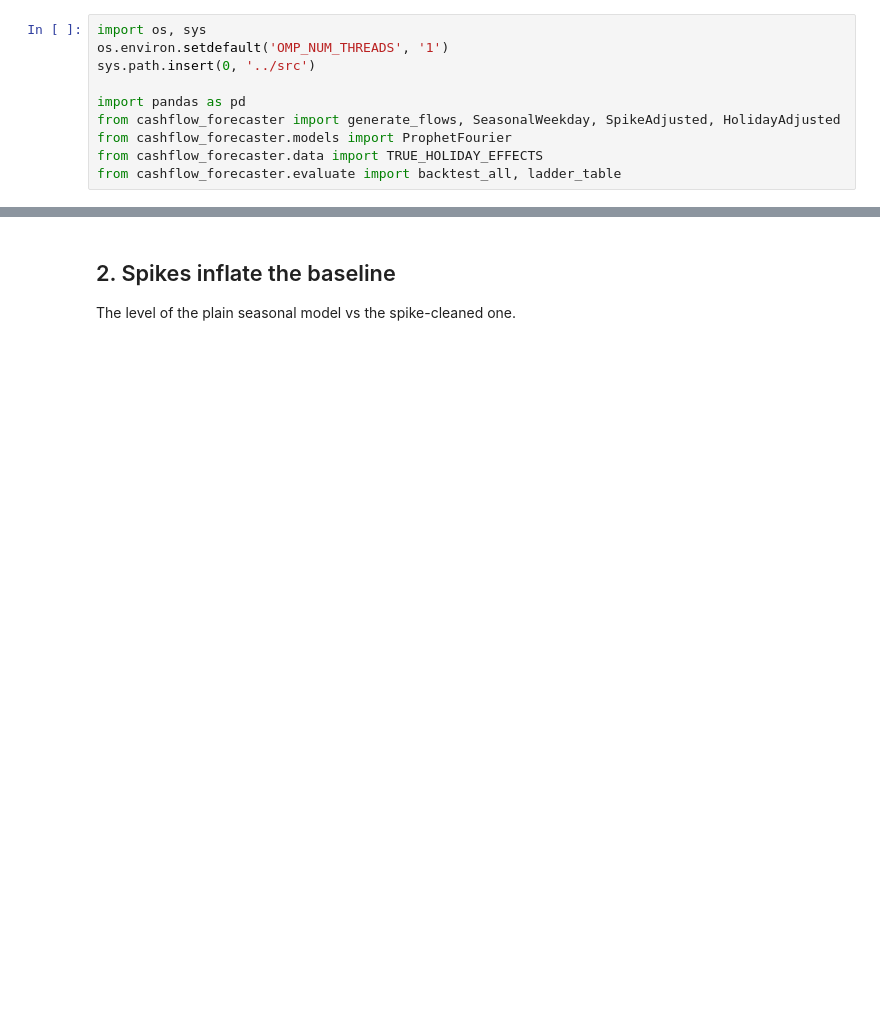
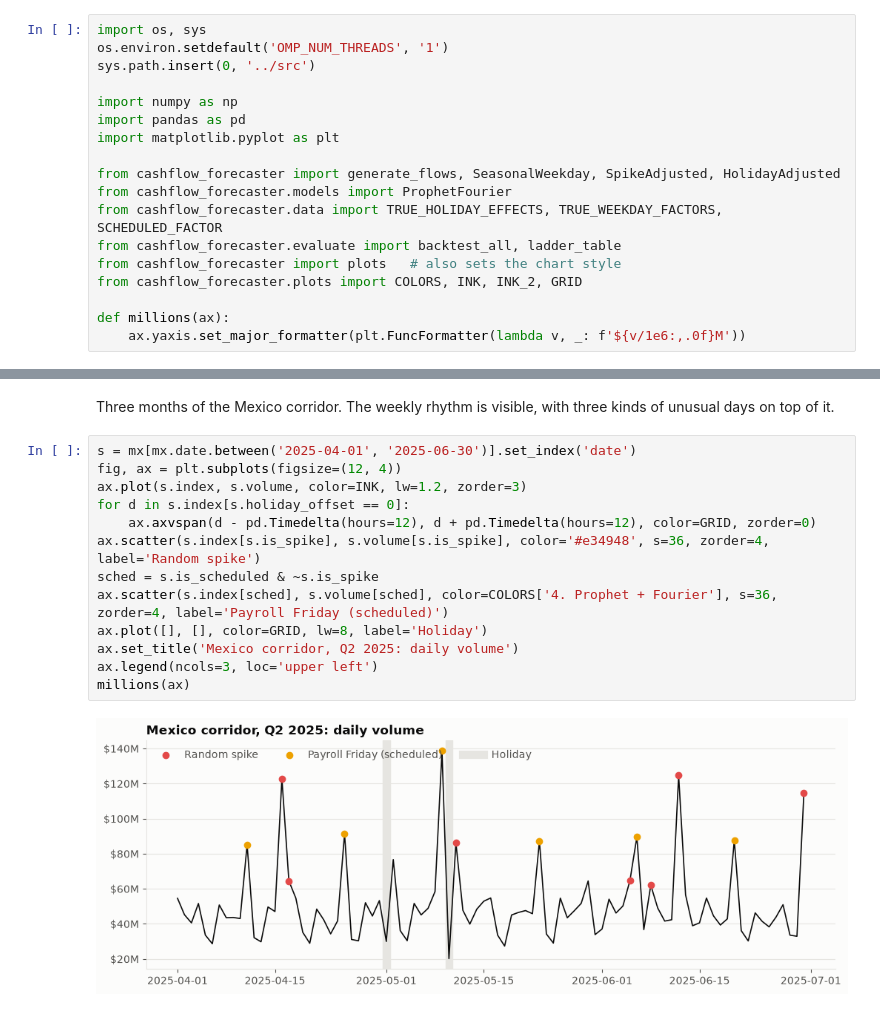
Before and after one commit to marlondocouto2/cash-flow-forecaster, a Jupyter notebook: notebooks/walkthrough.ipynb, the cells around one changed output, grey strips where cells are left out. Cells and saved outputs as stored; diff of their text form; blank space fills up the shorter version.

Commit message:
adding graphs to exemplify work more clearly

```diff
--- a/notebooks/walkthrough.ipynb
+++ b/notebooks/walkthrough.ipynb
@@ -7,10 +15,18 @@ import os, sys
 os.environ.setdefault('OMP_NUM_THREADS', '1')
 sys.path.insert(0, '../src')
 
+import numpy as np
 import pandas as pd
+import matplotlib.pyplot as plt
+
 from cashflow_forecaster import generate_flows, SeasonalWeekday, SpikeAdjusted, HolidayAdjusted
 from cashflow_forecaster.models import ProphetFourier
-from cashflow_forecaster.data import TRUE_HOLIDAY_EFFECTS
+from cashflow_forecaster.data import TRUE_HOLIDAY_EFFECTS, TRUE_WEEKDAY_FACTORS, SCHEDULED_FACTOR
 from cashflow_forecaster.evaluate import backtest_all, ladder_table
+from cashflow_forecaster import plots   # also sets the chart style
+from cashflow_forecaster.plots import COLORS, INK, INK_2, GRID
+
+def millions(ax):
+    ax.yaxis.set_major_formatter(plt.FuncFormatter(lambda v, _: f'${v/1e6:,.0f}M'))
 # %% [markdown]
 ## 1. The data
@@ -22,3 +48,17 @@ mx[mx.date.between('2025-05-05', '2025-05-12')][['date', 'volume', 'holiday_name
-# %% [markdown]
-## 2. Spikes inflate the baseline
-The level of the plain seasonal model vs the spike-cleaned one.
+# %% [markdown]
+Three months of the Mexico corridor. The weekly rhythm is visible, with three kinds of unusual days on top of it.
+# %%
+s = mx[mx.date.between('2025-04-01', '2025-06-30')].set_index('date')
+fig, ax = plt.subplots(figsize=(12, 4))
+ax.plot(s.index, s.volume, color=INK, lw=1.2, zorder=3)
+for d in s.index[s.holiday_offset == 0]:
+    ax.axvspan(d - pd.Timedelta(hours=12), d + pd.Timedelta(hours=12), color=GRID, zorder=0)
+ax.scatter(s.index[s.is_spike], s.volume[s.is_spike], color='#e34948', s=36, zorder=4, label='Random spike')
+sched = s.is_scheduled & ~s.is_spike
+ax.scatter(s.index[sched], s.volume[sched], color=COLORS['4. Prophet + Fourier'], s=36, zorder=4, label='Payroll Friday (scheduled)')
+ax.plot([], [], color=GRID, lw=8, label='Holiday')
+ax.set_title('Mexico corridor, Q2 2025: daily volume')
+ax.legend(ncols=3, loc='upper left')
+millions(ax)
+# %% [output]
+[figure, added]
```
Also changed, not shown: parts of 26 cells of this notebook, 1 other file.
